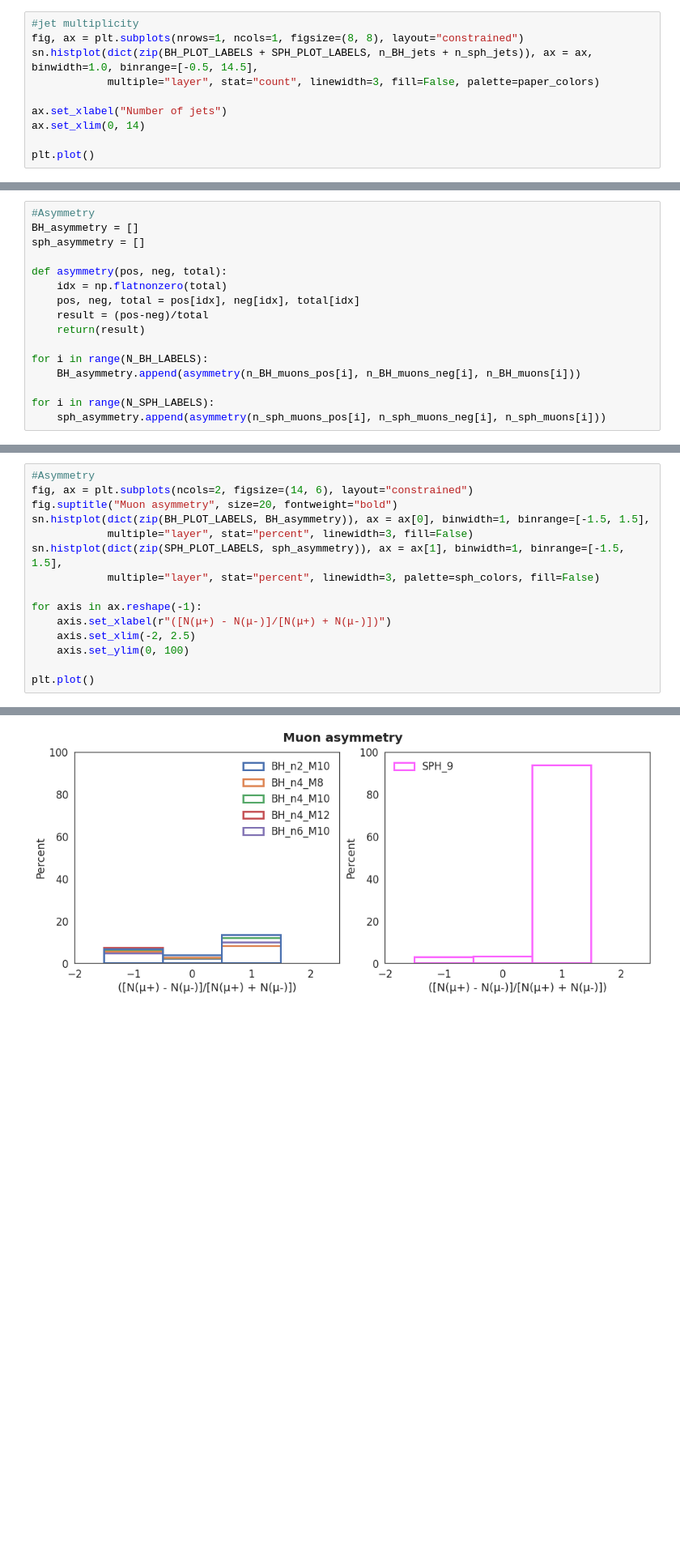
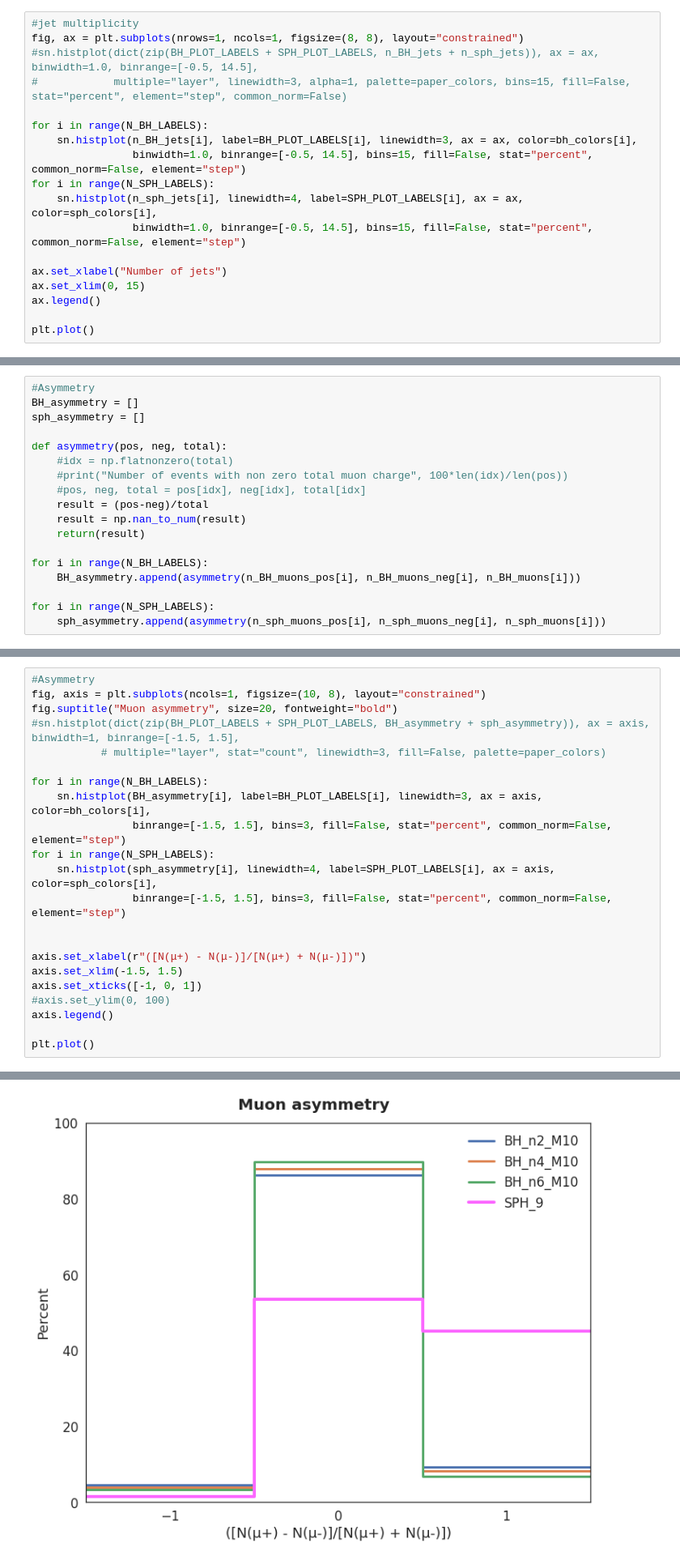
Before and after one commit to choisant/imcalML, a Jupyter notebook: notebooks/samples_analysis.ipynb, the cells around one changed output, grey strips where cells are left out. Shown at 81% size. Drawn from its saved outputs; the diff is of its cells as text; blank space fills up the shorter version.

```diff
--- a/notebooks/samples_analysis.ipynb
+++ b/notebooks/samples_analysis.ipynb
@@ -199,11 +207,19 @@ n_sph_photons, n_sph_electrons, n_sph_muons_neg, n_sph_muons_pos, n_sph_muons =
 # %%
 #jet multiplicity
 fig, ax = plt.subplots(nrows=1, ncols=1, figsize=(8, 8), layout="constrained")
-sn.histplot(dict(zip(BH_PLOT_LABELS + SPH_PLOT_LABELS, n_BH_jets + n_sph_jets)), ax = ax, binwidth=1.0, binrange=[-0.5, 14.5],
-            multiple="layer", stat="count", linewidth=3, fill=False, palette=paper_colors)
+#sn.histplot(dict(zip(BH_PLOT_LABELS + SPH_PLOT_LABELS, n_BH_jets + n_sph_jets)), ax = ax, binwidth=1.0, binrange=[-0.5, 14.5],
+#            multiple="layer", linewidth=3, alpha=1, palette=paper_colors, bins=15, fill=False, stat="percent", element="step", common_norm=False)
+
+for i in range(N_BH_LABELS):
+    sn.histplot(n_BH_jets[i], label=BH_PLOT_LABELS[i], linewidth=3, ax = ax, color=bh_colors[i],
+                binwidth=1.0, binrange=[-0.5, 14.5], bins=15, fill=False, stat="percent", common_norm=False, element="step")
+for i in range(N_SPH_LABELS):
+    sn.histplot(n_sph_jets[i], linewidth=4, label=SPH_PLOT_LABELS[i], ax = ax, color=sph_colors[i],
+                binwidth=1.0, binrange=[-0.5, 14.5], bins=15, fill=False, stat="percent", common_norm=False, element="step")
 
 ax.set_xlabel("Number of jets")
-ax.set_xlim(0, 14)
+ax.set_xlim(0, 15)
+ax.legend()
 
 plt.plot()
 # %% [output]
@@ -282,9 +302,11 @@ BH_asymmetry = []
 sph_asymmetry = []
 
 def asymmetry(pos, neg, total):
-    idx = np.flatnonzero(total)
-    pos, neg, total = pos[idx], neg[idx], total[idx]
+    #idx = np.flatnonzero(total)
+    #print("Number of events with non zero total muon charge", 100*len(idx)/len(pos))
+    #pos, neg, total = pos[idx], neg[idx], total[idx]
     result = (pos-neg)/total
+    result = np.nan_to_num(result)
     return(result)
 
 for i in range(N_BH_LABELS):
@@ -295,21 +321,28 @@ for i in range(N_SPH_LABELS):
 # %%
 #Asymmetry
-fig, ax = plt.subplots(ncols=2, figsize=(14, 6), layout="constrained")
+fig, axis = plt.subplots(ncols=1, figsize=(10, 8), layout="constrained")
 fig.suptitle("Muon asymmetry", size=20, fontweight="bold")
-sn.histplot(dict(zip(BH_PLOT_LABELS, BH_asymmetry)), ax = ax[0], binwidth=1, binrange=[-1.5, 1.5],
-            multiple="layer", stat="percent", linewidth=3, fill=False)
-sn.histplot(dict(zip(SPH_PLOT_LABELS, sph_asymmetry)), ax = ax[1], binwidth=1, binrange=[-1.5, 1.5],
-            multiple="layer", stat="percent", linewidth=3, palette=sph_colors, fill=False)
+#sn.histplot(dict(zip(BH_PLOT_LABELS + SPH_PLOT_LABELS, BH_asymmetry + sph_asymmetry)), ax = axis, binwidth=1, binrange=[-1.5, 1.5],
+           # multiple="layer", stat="count", linewidth=3, fill=False, palette=paper_colors)
 
-for axis in ax.reshape(-1):
-    axis.set_xlabel(r"([N(μ+) - N(μ-)]/[N(μ+) + N(μ-)])")
-    axis.set_xlim(-2, 2.5)
-    axis.set_ylim(0, 100)
+for i in range(N_BH_LABELS):
+    sn.histplot(BH_asymmetry[i], label=BH_PLOT_LABELS[i], linewidth=3, ax = axis, color=bh_colors[i],
+                binrange=[-1.5, 1.5], bins=3, fill=False, stat="percent", common_norm=False, element="step")
+for i in range(N_SPH_LABELS):
+    sn.histplot(sph_asymmetry[i], linewidth=4, label=SPH_PLOT_LABELS[i], ax = axis, color=sph_colors[i],
+                binrange=[-1.5, 1.5], bins=3, fill=False, stat="percent", common_norm=False, element="step")
+
+
+axis.set_xlabel(r"([N(μ+) - N(μ-)]/[N(μ+) + N(μ-)])")
+axis.set_xlim(-1.5, 1.5)
+axis.set_xticks([-1, 0, 1])
+#axis.set_ylim(0, 100)
+axis.legend()
 
 plt.plot()
 # %% [output]
 []
-[figure, old version]
+[figure, new version]
 # %%
 #ST = scalar sum of all jets, leptons, photons and MET
 
```
Also changed, not shown: parts of 14 cells of this notebook, 19 other files.
